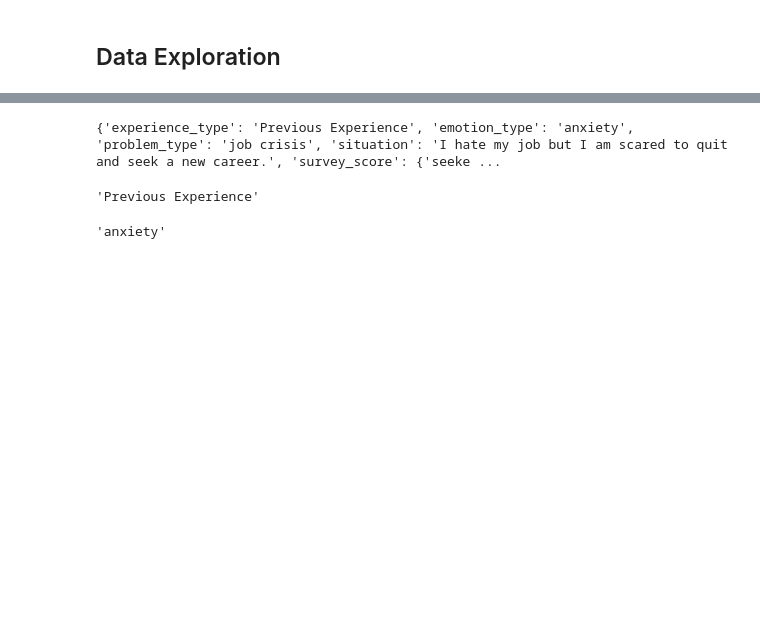
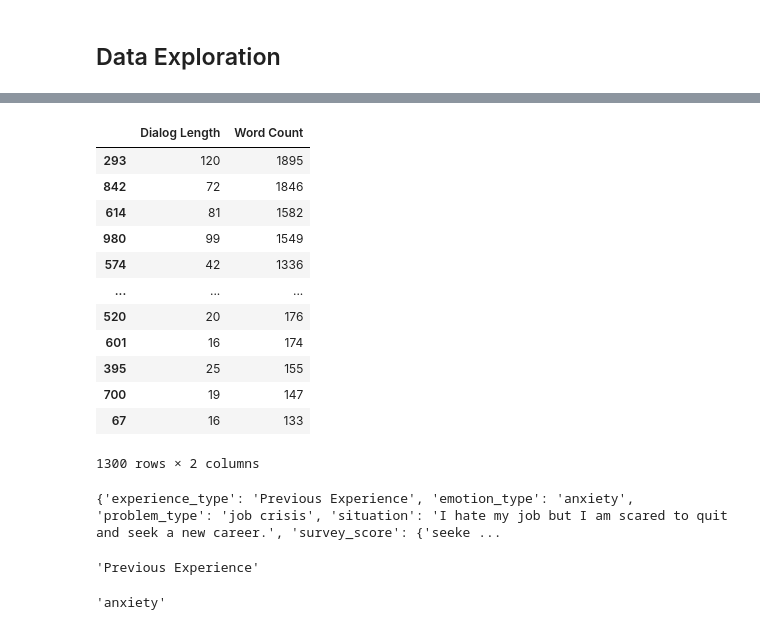
Before and after one commit to JuliaWieczorek/SupportSystem, a Jupyter notebook: SupportSystem.ipynb, the cells around one changed output, grey strips where cells are left out. Cells and saved outputs as stored; diff of their text form; code cells hidden in the pictures; blank space fills up the shorter version.

```diff
--- a/SupportSystem.ipynb
+++ b/SupportSystem.ipynb
@@ -23,3 +92,20 @@ with open(file_path, "r", encoding="utf-8") as file:
+# %%
+df_sorted = df.sort_values(by='Word Count', ascending=False)
+df_sorted
+# %% [output]
+|  | Dialog Length | Word Count |
+| 293 | 120 | 1895 |
+| 842 | 72 | 1846 |
+| 614 | 81 | 1582 |
+| 980 | 99 | 1549 |
+| 574 | 42 | 1336 |
+| ... | ... | ... |
+| 520 | 20 | 176 |
+| 601 | 16 | 174 |
+| 395 | 25 | 155 |
+| 700 | 19 | 147 |
+| 67 | 16 | 133 |
+1300 rows × 2 columns
 # %%
 # Access and print the first conversation
 conversation = dataset[0]
```
Also changed, not shown: parts of 3 cells of this notebook.
